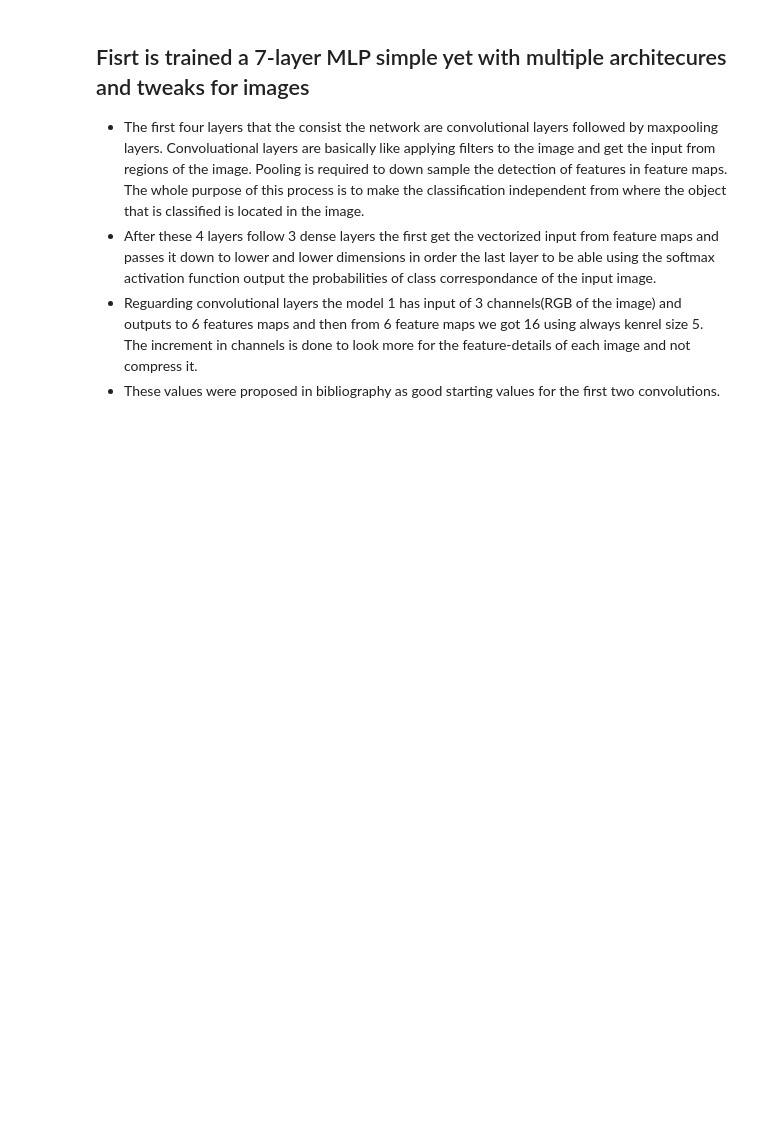
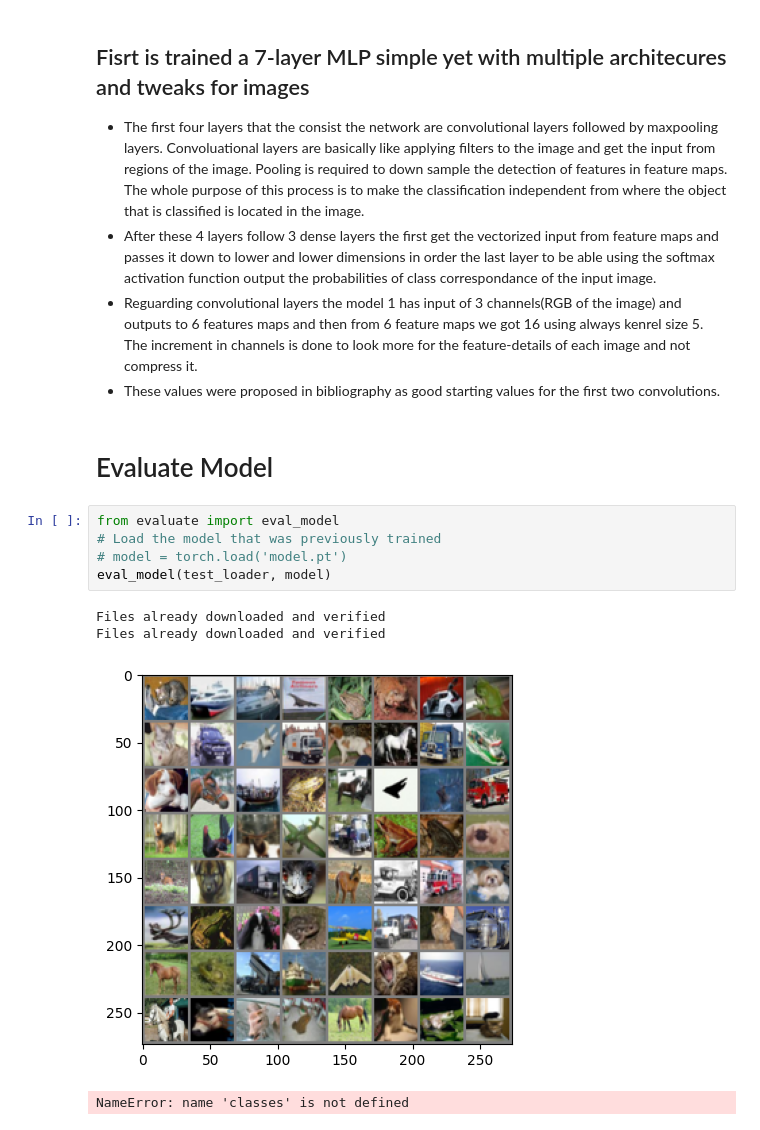
Before and after one commit to ArtoriasAbyssslayer/DeepLearning-NNets, a Jupyter notebook: MLPClassification-NNets-Asgmt1/MLP/MLP_Classification_pipeline.ipynb, the cells around one changed output. Drawn from its saved outputs; the diff is of its cells as text; blank space fills up the shorter version.

```diff
--- a/MLPClassification-NNets-Asgmt1/MLP/MLP_Classification_pipeline.ipynb
+++ b/MLPClassification-NNets-Asgmt1/MLP/MLP_Classification_pipeline.ipynb
@@ -74,3 +82,15 @@ Test if dataset is loaded correctly
 * After these 4 layers follow 3 dense layers the first get the vectorized input from feature maps and passes it down to lower and lower dimensions in order the last layer to be able using the softmax activation function output the probabilities of class correspondance of the input image.
 * Reguarding convolutional layers the model 1 has input of 3 channels(RGB of the image) and outputs to 6 features maps and then from 6 feature maps we got 16 using always kenrel size 5. The increment in channels is done to look more for the feature-details of each image and not compress it.
 * These values were proposed in bibliography as good starting values for the first two convolutions.
+# %% [markdown]
+# Evaluate Model
+# %%
+from evaluate import eval_model
+# Load the model that was previously trained
+# model = torch.load('model.pt')
+eval_model(test_loader, model)
+# %% [output]
+Files already downloaded and verified
+Files already downloaded and verified
+[figure, added]
+NameError: name 'classes' is not defined
```
Also changed, not shown: parts of 5 cells of this notebook, 1 other file.
